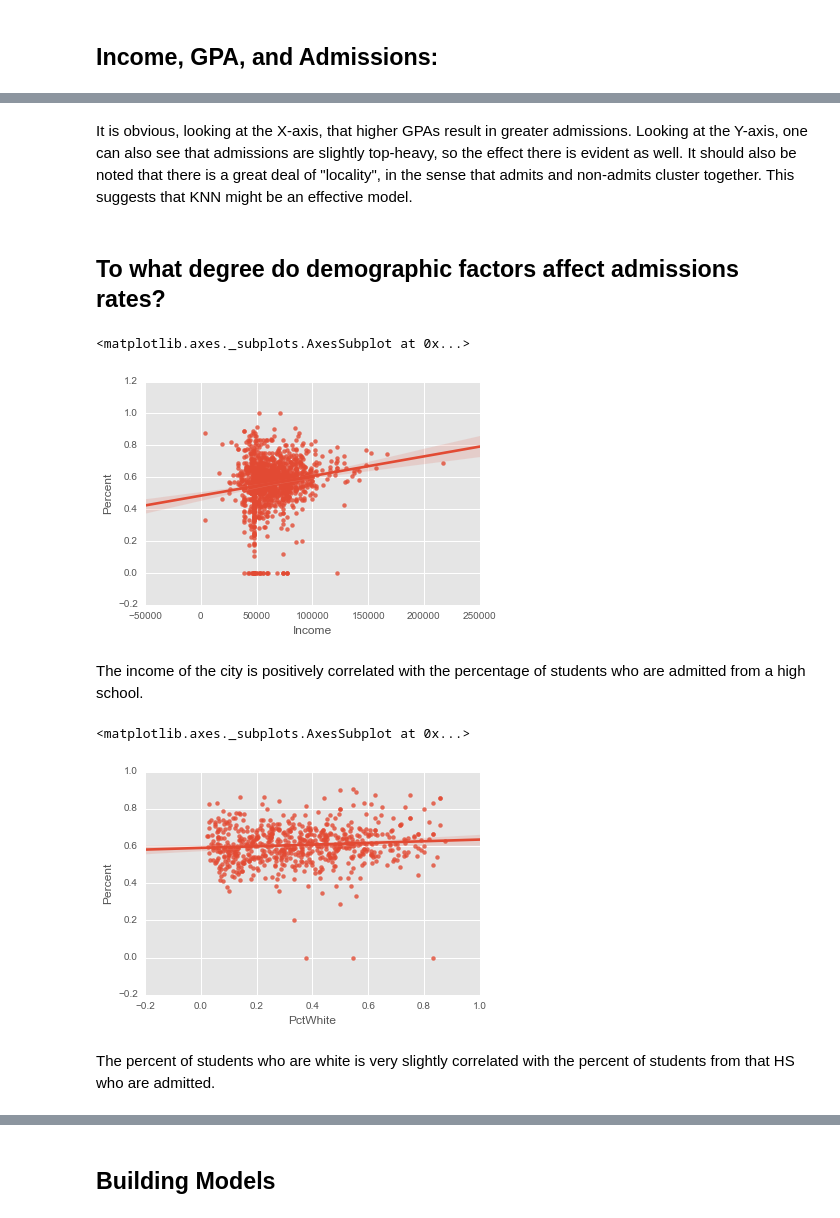
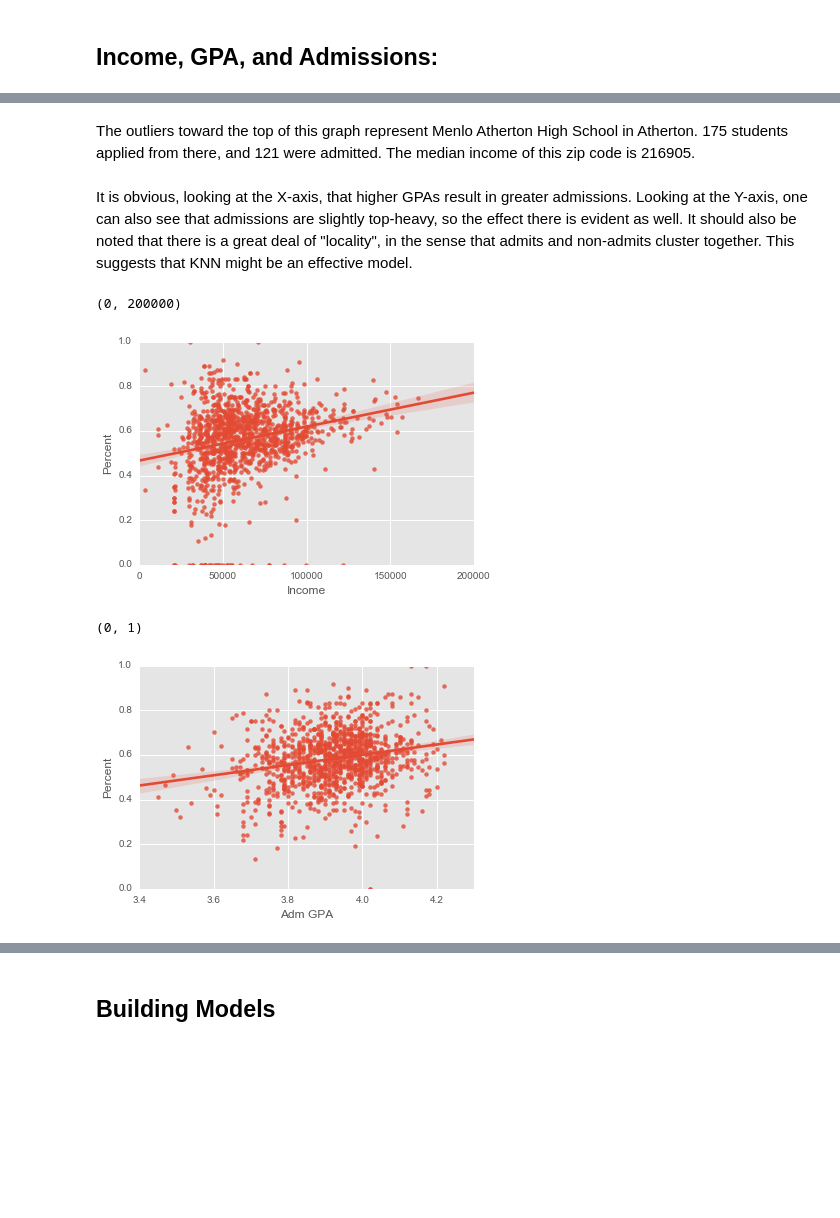
Before and after one commit to bkrakauer/UC-Admissions, a Jupyter notebook: UC Admissions Model.ipynb, the cells around one changed output, grey strips where cells are left out. Cells and saved outputs as stored; diff of their text form; code cells hidden in the pictures; blank space fills up the shorter version.

Commit message:
Update the model with per-zip code income data

```diff
--- a/UC Admissions Model.ipynb
+++ b/UC Admissions Model.ipynb
@@ -86,0 +40,9 @@ admitted = pd.merge(admitted, gpas[["School Name", "City", "Adm GPA"]], on=["Sch
+# %%
+df = pd.read_csv("gpas_w_zips.csv")
+df.fillna(0)
+df[["App GPA", "Adm GPA"]] = df[["App GPA", "Adm GPA"]].astype(float)
+df["Zip"] = df["Zip"].astype(int)
+df["Income"] = df["Income"].astype(int)
+df["Admitted"] = df["Admitted"].astype(int)
+df["Applied"] = df["Applied"].astype(int)
+df.drop("Unnamed: 0", axis=1, inplace=True)
@@ -223,4 +141,4 @@ axes.set_ylim(.0)
+# %% [markdown]
+The outliers toward the top of this graph represent Menlo Atherton High School in Atherton. 175 students applied from there, and 121 were admitted. The median income of this zip code is 216905.
 # %% [markdown]
 It is obvious, looking at the X-axis, that higher GPAs result in greater admissions. Looking at the Y-axis, one can also see that admissions are slightly top-heavy, so the effect there is evident as well. It should also be noted that there is a great deal of "locality", in the sense that admits and non-admits cluster together. This suggests that KNN might be an effective model.
-# %% [markdown]
-## To what degree do demographic factors affect admissions rates?
@@ -240,14 +145,15 @@ dfpcts.Income = dfpcts.Income.astype(int)
+# %%
+df["Percent"] = df.Admitted * 1.0 / df.Applied
 # %%
-sns.regplot(x="Income", y="Percent", data=dfpcts)
+a = sns.regplot(x="Income", y="Percent", data=df)
+a.set_ylim(0,1)
+a.set_xlim(0,200000)
 # %% [output]
-<matplotlib.axes._subplots.AxesSubplot at 0x...>
+(0, 200000)
-[figure, old version]
+[figure, new version]
-# %% [markdown]
-The income of the city is positively correlated with the percentage of students who are admitted from a high school.
 # %%
-sns.regplot(x="PctWhite", y="Percent", data=dfpcts[dfpcts.PctWhite > 0])
+a = sns.regplot(x="Adm GPA", y="Percent", data=df)
+a.set_ylim(0,1)
 # %% [output]
-<matplotlib.axes._subplots.AxesSubplot at 0x...>
+(0, 1)
-[figure, old version]
+[figure, new version]
-# %% [markdown]
-The percent of students who are white is very slightly correlated with the percent of students from that HS who are admitted.
```
Also changed, not shown: parts of 81 cells of this notebook.
